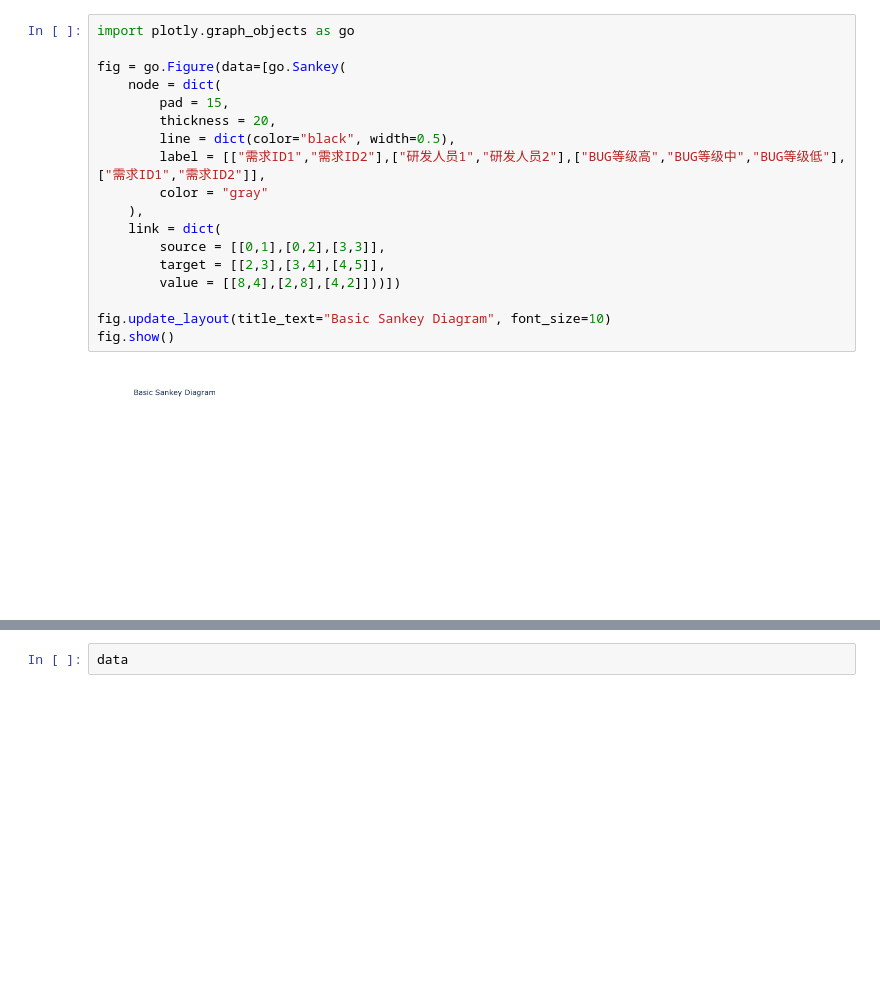
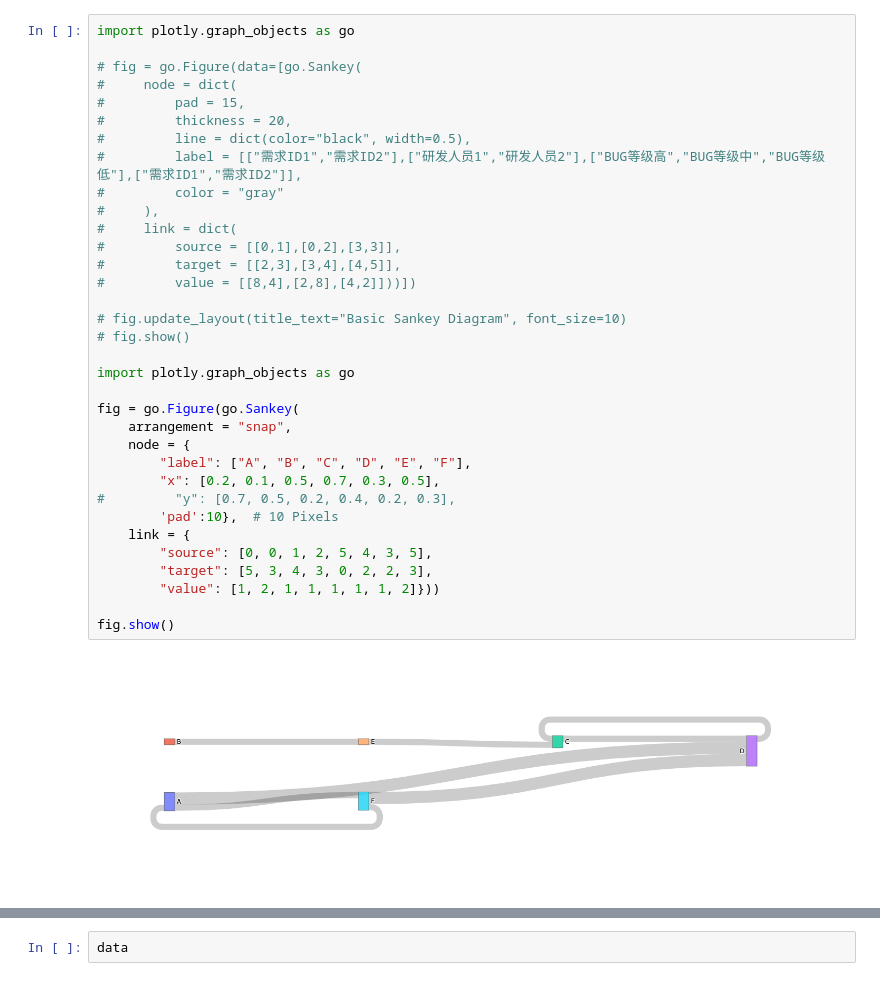
Before and after one commit to YangChun7uan/Py, a Jupyter notebook: visual.ipynb, the cells around one changed output, grey strips where cells are left out. Drawn from its saved outputs; the diff is of its cells as text; blank space fills up the shorter version.

Commit message:
研发任务-研发人员-BUG桑基图

```diff
--- a/visual.ipynb
+++ b/visual.ipynb
@@ -1,20 +1,36 @@
 # %%
 import plotly.graph_objects as go
 
-fig = go.Figure(data=[go.Sankey(
-    node = dict(
-        pad = 15,
-        thickness = 20,
-        line = dict(color="black", width=0.5),
-        label = [["需求ID1","需求ID2"],["研发人员1","研发人员2"],["BUG等级高","BUG等级中","BUG等级低"],["需求ID1","需求ID2"]],
-        color = "gray"
-    ),
-    link = dict(
-        source = [[0,1],[0,2],[3,3]],
-        target = [[2,3],[3,4],[4,5]],
-        value = [[8,4],[2,8],[4,2]]))])
+# fig = go.Figure(data=[go.Sankey(
+#     node = dict(
+#         pad = 15,
+#         thickness = 20,
+#         line = dict(color="black", width=0.5),
+#         label = [["需求ID1","需求ID2"],["研发人员1","研发人员2"],["BUG等级高","BUG等级中","BUG等级低"],["需求ID1","需求ID2"]],
+#         color = "gray"
+#     ),
+#     link = dict(
+#         source = [[0,1],[0,2],[3,3]],
+#         target = [[2,3],[3,4],[4,5]],
+#         value = [[8,4],[2,8],[4,2]]))])
 
-fig.update_layout(title_text="Basic Sankey Diagram", font_size=10)
+# fig.update_layout(title_text="Basic Sankey Diagram", font_size=10)
+# fig.show()
+
+import plotly.graph_objects as go
+
+fig = go.Figure(go.Sankey(
+    arrangement = "snap",
+    node = {
+        "label": ["A", "B", "C", "D", "E", "F"],
+        "x": [0.2, 0.1, 0.5, 0.7, 0.3, 0.5],
+#         "y": [0.7, 0.5, 0.2, 0.4, 0.2, 0.3],
+        'pad':10},  # 10 Pixels
+    link = {
+        "source": [0, 0, 1, 2, 5, 4, 3, 5],
+        "target": [5, 3, 4, 3, 0, 2, 2, 3],
+        "value": [1, 2, 1, 1, 1, 1, 1, 2]}))
+
 fig.show()
 # %% [output]
-[figure, old version]
+[figure, new version]
```
Also changed, not shown: parts of 4 cells of this notebook, 2 other files.
